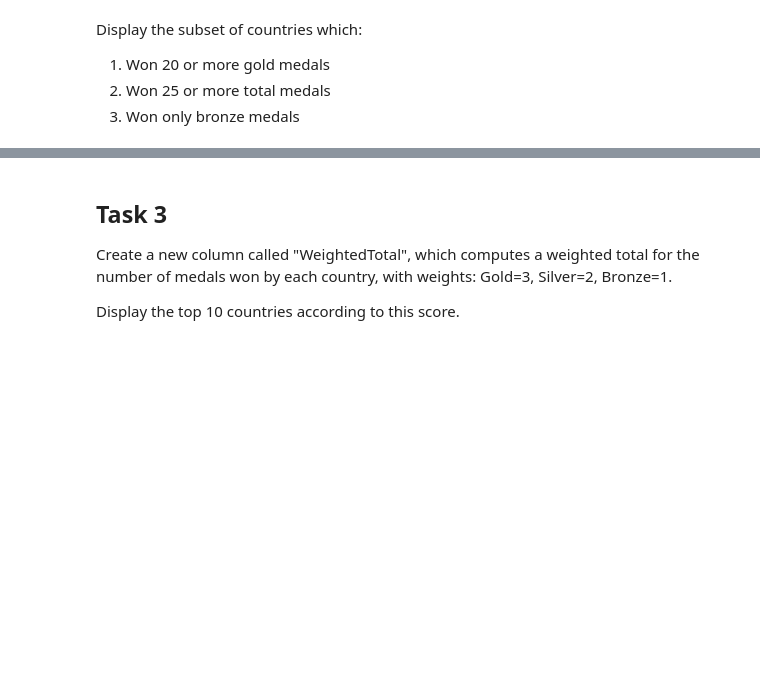
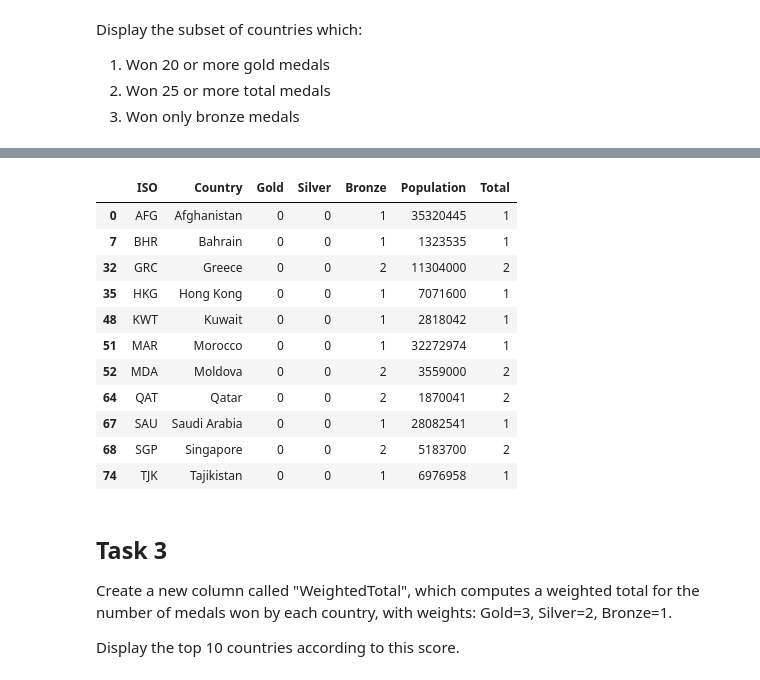
Before and after one commit to Yolo-Arts/UCD_Stage_1, a Jupyter notebook: COMP10320/Labs/Lab 6/Lab 05 Tasks.ipynb, the cells around one changed output, grey strips where cells are left out. Cells and saved outputs as stored; diff of their text form; code cells hidden in the pictures; blank space fills up the shorter version.

```diff
--- a/COMP10320/Labs/Lab 6/Lab 05 Tasks.ipynb
+++ b/COMP10320/Labs/Lab 6/Lab 05 Tasks.ipynb
@@ -29,3 +103,18 @@ Display the subset of countries which:
+# %%
+df.loc[(df["Bronze"] > 0) & (df["Silver"] == 0) & (df["Gold"] == 0)]
+# %% [output]
+|  | ISO | Country | Gold | Silver | Bronze | Population | Total |
+| 0 | AFG | Afghanistan | 0 | 0 | 1 | 35320445 | 1 |
+| 7 | BHR | Bahrain | 0 | 0 | 1 | 1323535 | 1 |
+| 32 | GRC | Greece | 0 | 0 | 2 | 11304000 | 2 |
+| 35 | HKG | Hong Kong | 0 | 0 | 1 | 7071600 | 1 |
+| 48 | KWT | Kuwait | 0 | 0 | 1 | 2818042 | 1 |
+| 51 | MAR | Morocco | 0 | 0 | 1 | 32272974 | 1 |
+| 52 | MDA | Moldova | 0 | 0 | 2 | 3559000 | 2 |
+| 64 | QAT | Qatar | 0 | 0 | 2 | 1870041 | 2 |
+| 67 | SAU | Saudi Arabia | 0 | 0 | 1 | 28082541 | 1 |
+| 68 | SGP | Singapore | 0 | 0 | 2 | 5183700 | 2 |
+| 74 | TJK | Tajikistan | 0 | 0 | 1 | 6976958 | 1 |
 # %% [markdown]
 ## Task 3
 
```
Also changed, not shown: parts of 8 cells of this notebook, 4 other files.
